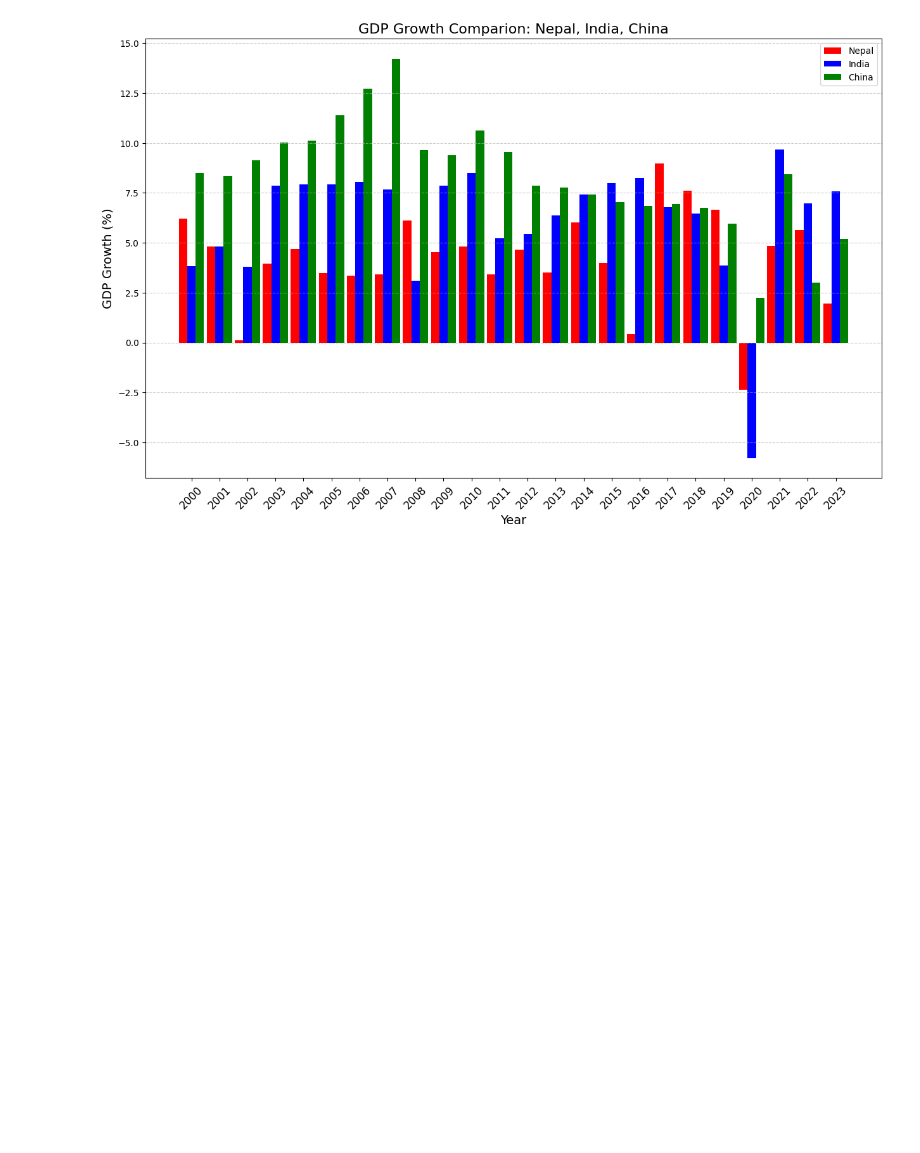
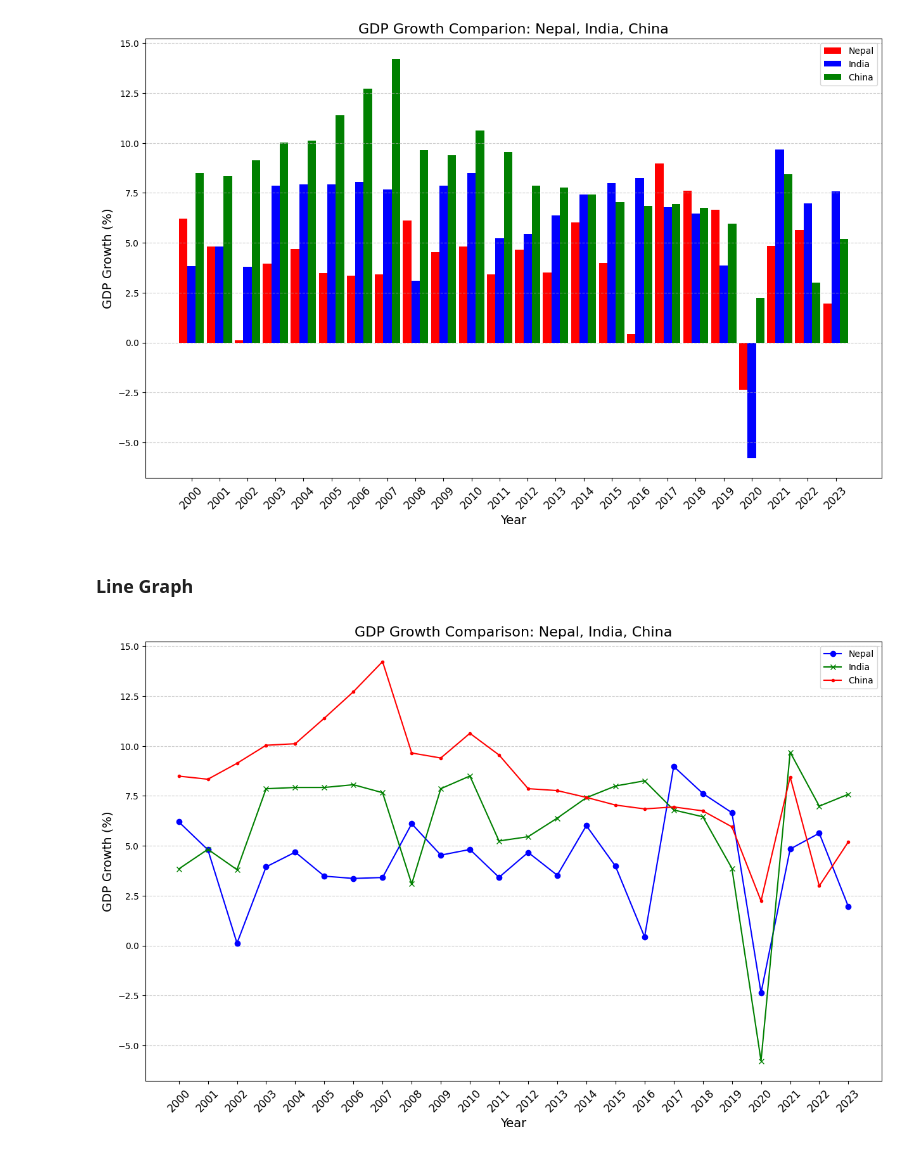
Before and after one commit to Samyog10/Python, a Jupyter notebook: week_4.ipynb, the cells around one changed output. Drawn from its saved outputs; the diff is of its cells as text; code cells hidden in the pictures; blank space fills up the shorter version.

```diff
--- a/week_4.ipynb
+++ b/week_4.ipynb
@@ -347,3 +347,34 @@ plt.grid(axis='y',linestyle='--', alpha=0.6)
 plt.show()
 # %% [output]
 [figure]
+# %% [markdown]
+### Line Graph
+# %%
+import pandas as pd
+import matplotlib.pyplot as plt
+
+# Load the data
+nep_ind_china_gdp_data = pd.read_csv('data/nep-india-china-gdp.csv')
+
+# Set up the figure size
+plt.figure(figsize=(15, 9))
+
+# Plotting the line for Nepal, India, and China
+plt.plot(nep_ind_china_gdp_data['Year'], nep_ind_china_gdp_data['Nepal'], label='Nepal', color='blue', marker='o')
+plt.plot(nep_ind_china_gdp_data['Year'], nep_ind_china_gdp_data['India'], label='India', color='green', marker='x')
+plt.plot(nep_ind_china_gdp_data['Year'], nep_ind_china_gdp_data['China'], label='China', color='red', marker='.')
+
+# Adding titles and labels
+plt.title('GDP Growth Comparison: Nepal, India, China', fontsize=16)
+plt.xlabel('Year', fontsize=14)
+plt.ylabel('GDP Growth (%)', fontsize=14)
+plt.xticks(nep_ind_china_gdp_data['Year'], fontsize=12, rotation=45)
+plt.legend()
+
+# Adding grid lines
+plt.grid(axis='y', linestyle='--', alpha=0.6)
+
+# Show the plot
+plt.show()
+# %% [output]
+[figure, added]
```
Also changed, not shown: parts of 8 cells of this notebook.
